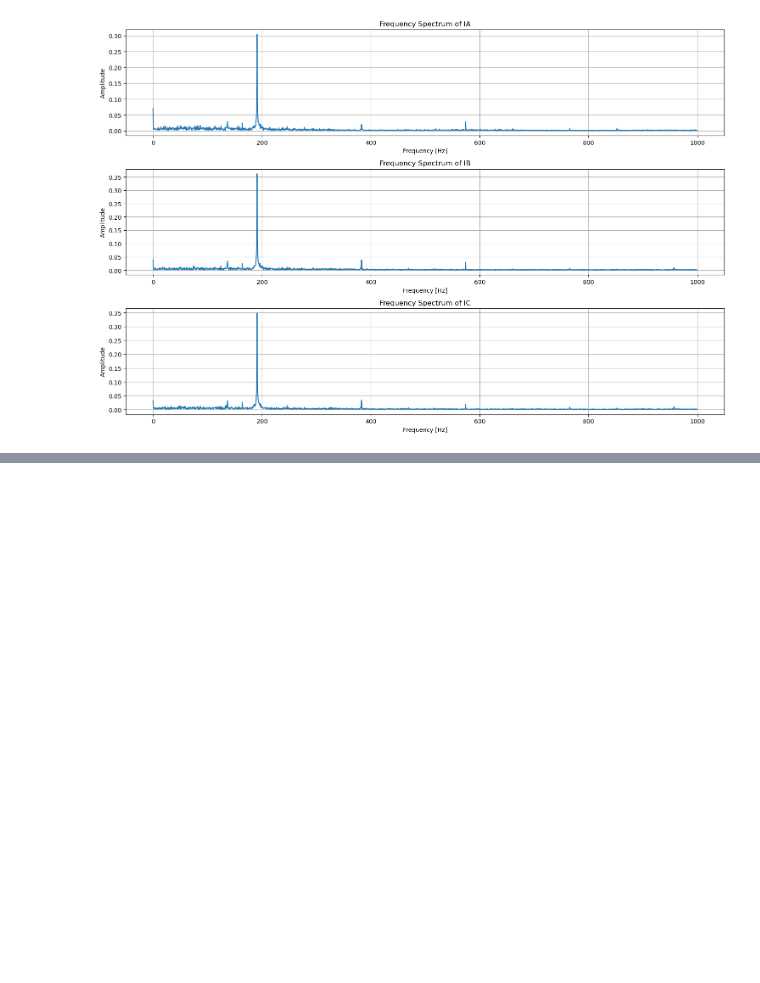
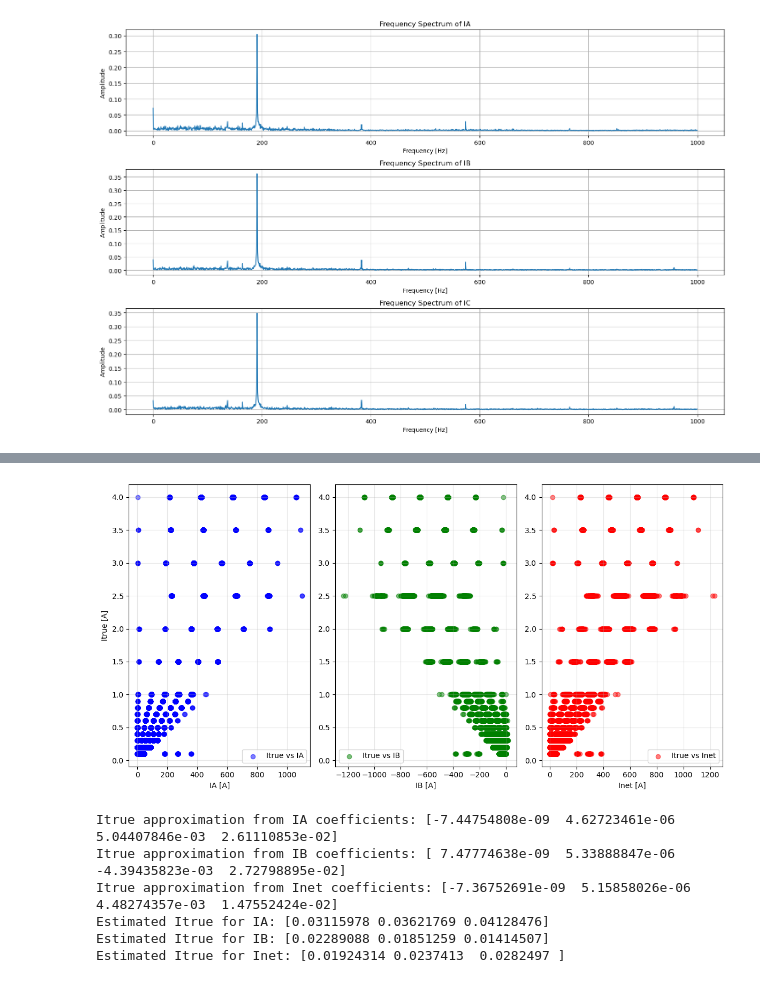
Before and after one commit to koji1027/SoccerRobot2024, a Jupyter notebook: Software/MD_Rev4.0_PIO_ver1/analyze.ipynb, the cells around one changed output, grey strips where cells are left out. Cells and saved outputs as stored; diff of their text form; code cells hidden in the pictures; blank space fills up the shorter version.

```diff
--- a/Software/MD_Rev4.0_PIO_ver1/analyze.ipynb
+++ b/Software/MD_Rev4.0_PIO_ver1/analyze.ipynb
@@ -325,0 +506,68 @@ plt.show()
+# %%
+import pandas as pd
+import numpy as np
+import matplotlib.pyplot as plt
+from numpy.polynomial.polynomial import Polynomial
+
+def cubic_fit(csv_filename):
+    # CSVファイルの読み込み
+    df = pd.read_csv(csv_filename, header=None, names=['Itrue', 'IA', 'IB', 'IC', "Inet"])
+
+    # 3次多項式でフィッティング (Itrue = f(IA), f(IB), f(Inet))
+    coeffs_IA_inv = np.polyfit(df['IA'], df['Itrue'], 3)
+    coeffs_IB_inv = np.polyfit(df['IB'], df['Itrue'], 3)
+    coeffs_INET_inv = np.polyfit(df['Inet'], df['Itrue'], 3)
+
+    # グラフの描画
+    plt.figure(figsize=(12, 6))
+
+    # 散布図を作成
+    plt.subplot(1, 3, 1)
+    plt.scatter(df['IA'], df['Itrue'], label='Itrue vs IA', color='blue', alpha=0.5)
+    plt.xlabel('IA [A]')
+    plt.ylabel('Itrue [A]')
+    plt.legend()
+    plt.grid(alpha=0.3)
+
+    plt.subplot(1, 3, 2)
+    plt.scatter(df['IB'], df['Itrue'], label='Itrue vs IB', color='green', alpha=0.5)
+    plt.xlabel('IB [A]')
+    plt.legend()
+    plt.grid(alpha=0.3)
+
+    plt.subplot(1, 3, 3)
+    plt.scatter(df['Inet'], df['Itrue'], label='Itrue vs Inet', color='red', alpha=0.5)
+    plt.xlabel('Inet [A]')
+    plt.legend()
+    plt.grid(alpha=0.3)
+
+    plt.tight_layout()
+    plt.show()
+
+    # 近似式の係数を出力
+    print("Itrue approximation from IA coefficients:", coeffs_IA_inv)
+    print("Itrue approximation from IB coefficients:", coeffs_IB_inv)
+    print("Itrue approximation from Inet coefficients:", coeffs_INET_inv)
+
+    return coeffs_IA_inv, coeffs_IB_inv, coeffs_INET_inv
+
+def estimate_Itrue(coeffs, measured_currents):
+    return np.polyval(coeffs, measured_currents)
+
+# スクリプトの実行
+if __name__ == "__main__":
+    coeffs_IA_inv, coeffs_IB_inv, coeffs_INET_inv = cubic_fit('current.csv')
+
+    # 近似式を使って Itrue を推定
+    sample_currents = [1.0, 2.0, 3.0]  # 例として適当な電流値
+    print("Estimated Itrue for IA:", estimate_Itrue(coeffs_IA_inv, sample_currents))
+    print("Estimated Itrue for IB:", estimate_Itrue(coeffs_IB_inv, sample_currents))
+    print("Estimated Itrue for Inet:", estimate_Itrue(coeffs_INET_inv, sample_currents))
+# %% [output]
+[figure, added]
+Itrue approximation from IA coefficients: [-7.44754808e-09  4.62723461e-06  5.04407846e-03  2.61110853e-02]
+Itrue approximation from IB coefficients: [ 7.47774638e-09  5.33888847e-06 -4.39435823e-03  2.72798895e-02]
+Itrue approximation from Inet coefficients: [-7.36752691e-09  5.15858026e-06  4.48274357e-03  1.47552424e-02]
+Estimated Itrue for IA: [0.03115978 0.03621769 0.04128476]
+Estimated Itrue for IB: [0.02289088 0.01851259 0.01414507]
+Estimated Itrue for Inet: [0.01924314 0.0237413  0.0282497 ]
```
Also changed, not shown: parts of 7 cells of this notebook, 21 other files.
